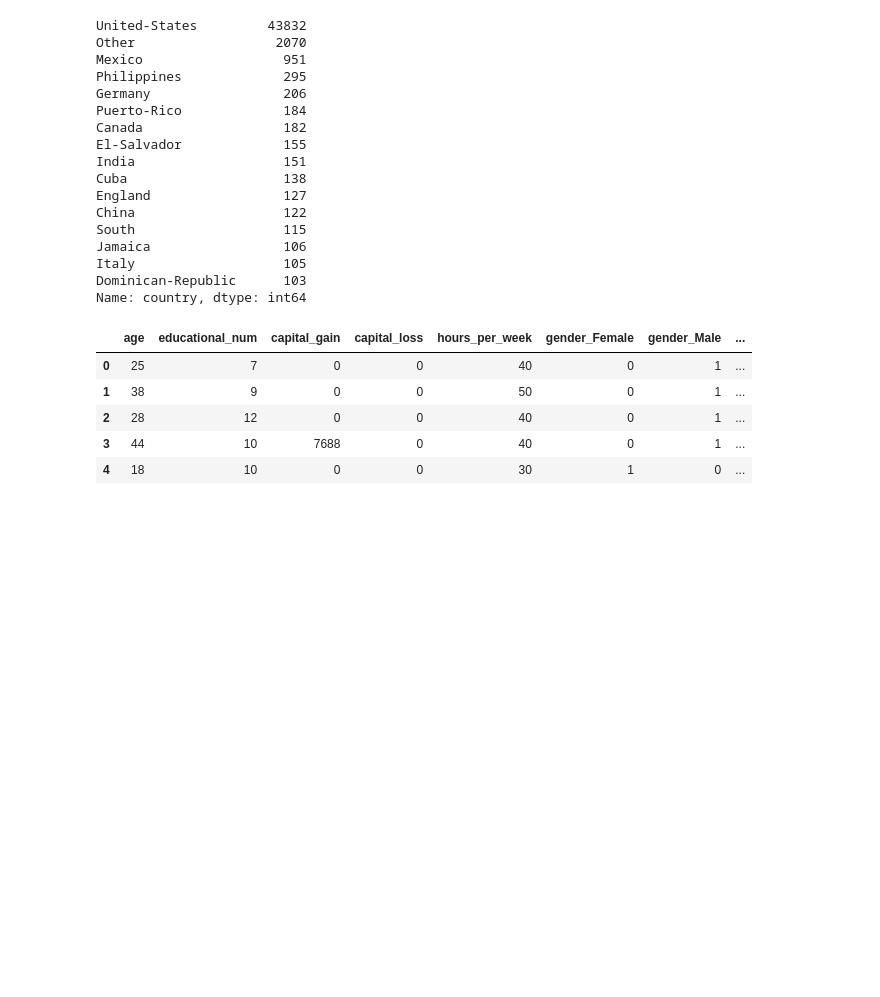
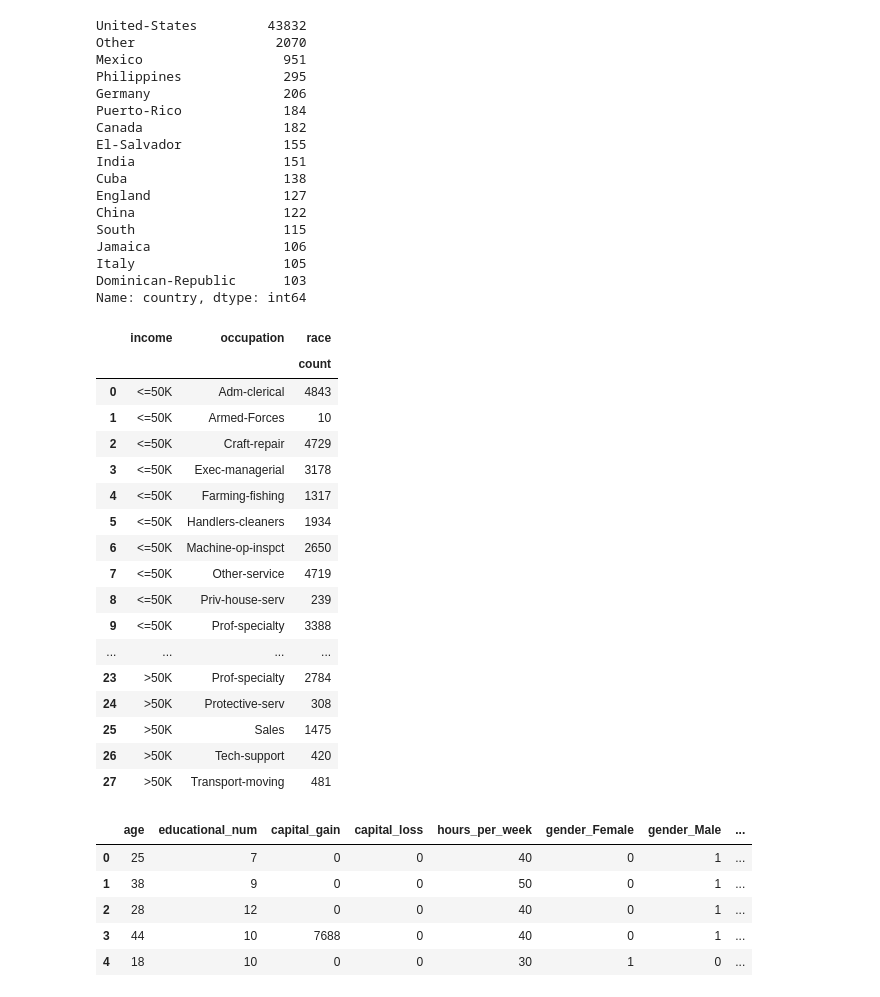
Before and after one commit to AlexeevVl/ML, a Jupyter notebook: HW6.ipynb, the cells around one changed output. Drawn from its saved outputs; the diff is of its cells as text; code cells hidden in the pictures; blank space fills up the shorter version.

```diff
--- a/HW6.ipynb
+++ b/HW6.ipynb
@@ -198,6 +199,27 @@ def get_one_hot(df, cols):
         df = pd.concat([df, dummies], axis=1)
         df.drop(each,inplace=True,axis=1)
     return df
+# %%
+df[['occupation','income','race']].groupby(['income','occupation']).agg(['count']).reset_index()
+# %% [output]
+|  | income | occupation | race |
+|  |  |  | count |
+| 0 | <=50K | Adm-clerical | 4843 |
+| 1 | <=50K | Armed-Forces | 10 |
+| 2 | <=50K | Craft-repair | 4729 |
+| 3 | <=50K | Exec-managerial | 3178 |
+| 4 | <=50K | Farming-fishing | 1317 |
+| 5 | <=50K | Handlers-cleaners | 1934 |
+| 6 | <=50K | Machine-op-inspct | 2650 |
+| 7 | <=50K | Other-service | 4719 |
+| 8 | <=50K | Priv-house-serv | 239 |
+| 9 | <=50K | Prof-specialty | 3388 |
+| ... | ... | ... | ... |
+| 23 | >50K | Prof-specialty | 2784 |
+| 24 | >50K | Protective-serv | 308 |
+| 25 | >50K | Sales | 1475 |
+| 26 | >50K | Tech-support | 420 |
+| 27 | >50K | Transport-moving | 481 |
 # %%
 X=get_one_hot(df,['gender','race','relationship','marital_status','country','workclass','education'])
 Y=X.income
```
Also changed, not shown: parts of 15 cells of this notebook.
